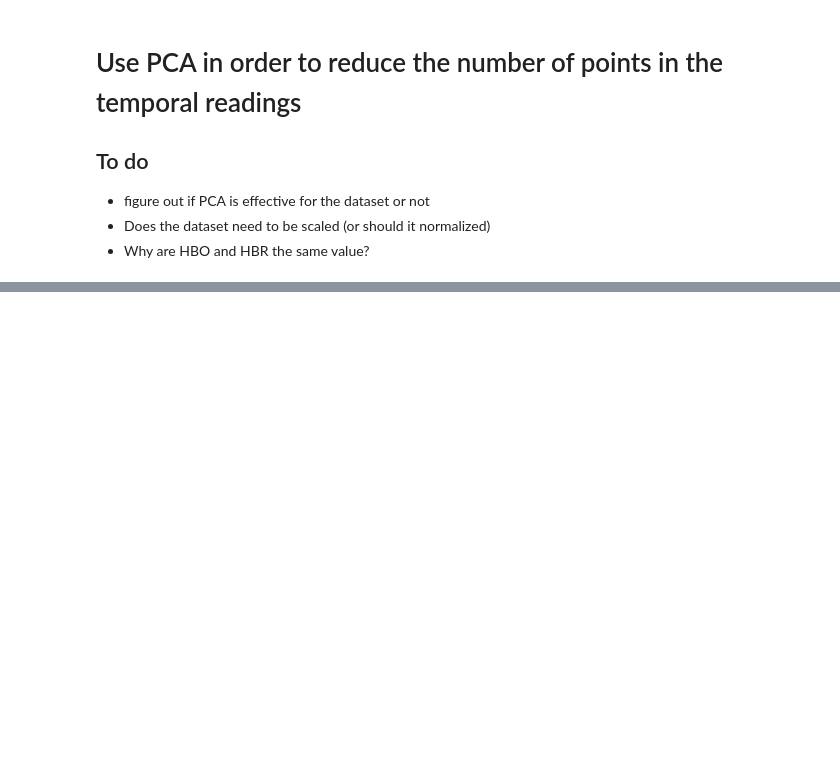
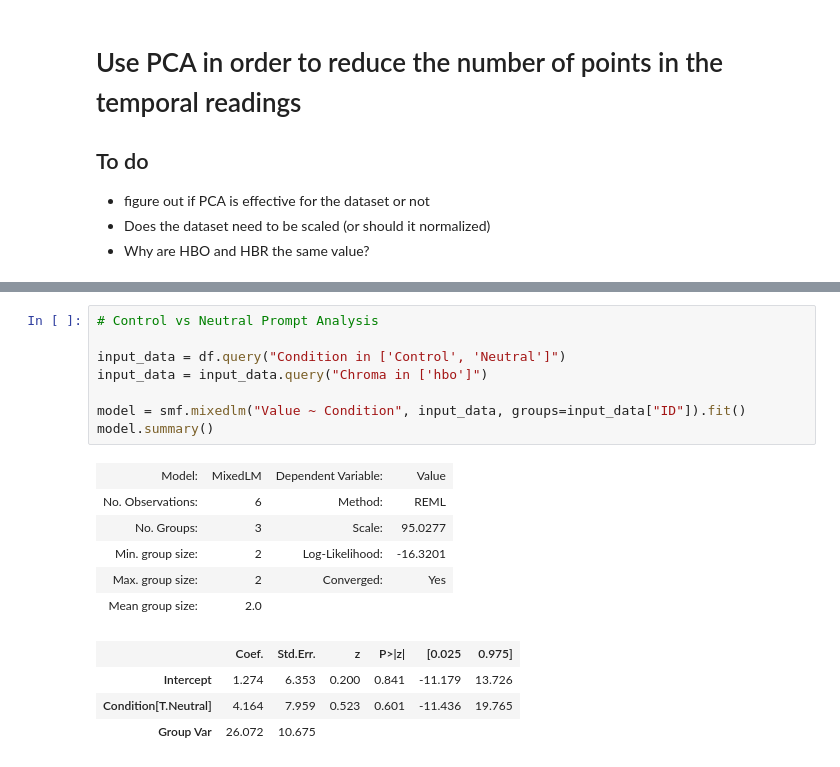
Before and after one commit to nolanrbrady/fNIRs-data-pipeline, a Jupyter notebook: python/Chatbot-python-pipeline.ipynb, the cells around one changed output, grey strips where cells are left out. Drawn from its saved outputs; the diff is of its cells as text; blank space fills up the shorter version.

```diff
--- a/python/Chatbot-python-pipeline.ipynb
+++ b/python/Chatbot-python-pipeline.ipynb
@@ -280,0 +306,19 @@ model.summary()
+# %%
+# Control vs Neutral Prompt Analysis
+
+input_data = df.query("Condition in ['Control', 'Neutral']")
+input_data = input_data.query("Chroma in ['hbo']")
+
+model = smf.mixedlm("Value ~ Condition", input_data, groups=input_data["ID"]).fit()
+model.summary()
+# %% [output]
+| Model: | MixedLM | Dependent Variable: | Value |
+| No. Observations: | 6 | Method: | REML |
+| No. Groups: | 3 | Scale: | 95.0277 |
+| Min. group size: | 2 | Log-Likelihood: | -16.3201 |
+| Max. group size: | 2 | Converged: | Yes |
+| Mean group size: | 2.0 |  |  |
+|  | Coef. | Std.Err. | z | P>|z| | [0.025 | 0.975] |
+| Intercept | 1.274 | 6.353 | 0.200 | 0.841 | -11.179 | 13.726 |
+| Condition[T.Neutral] | 4.164 | 7.959 | 0.523 | 0.601 | -11.436 | 19.765 |
+| Group Var | 26.072 | 10.675 |  |  |  |  |
```
Also changed, not shown: parts of 8 cells of this notebook.
